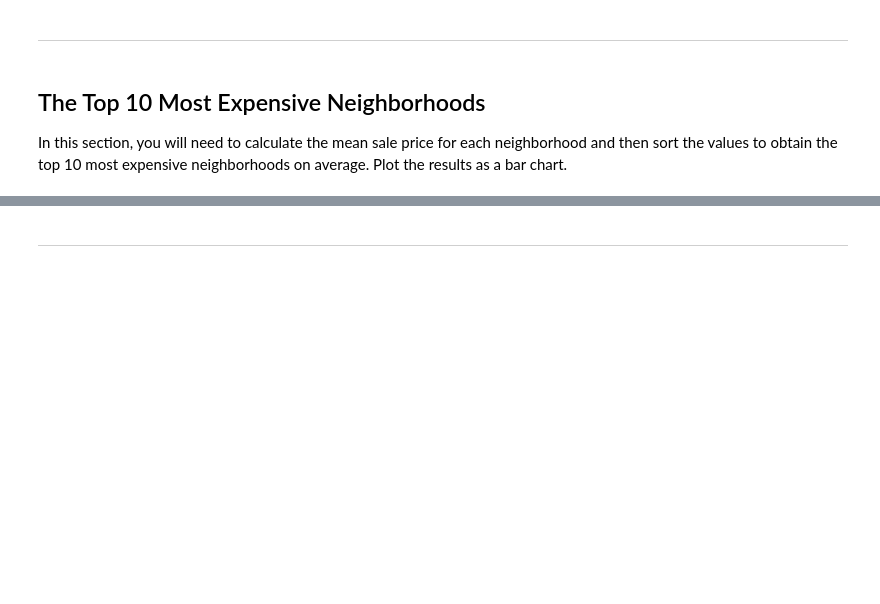
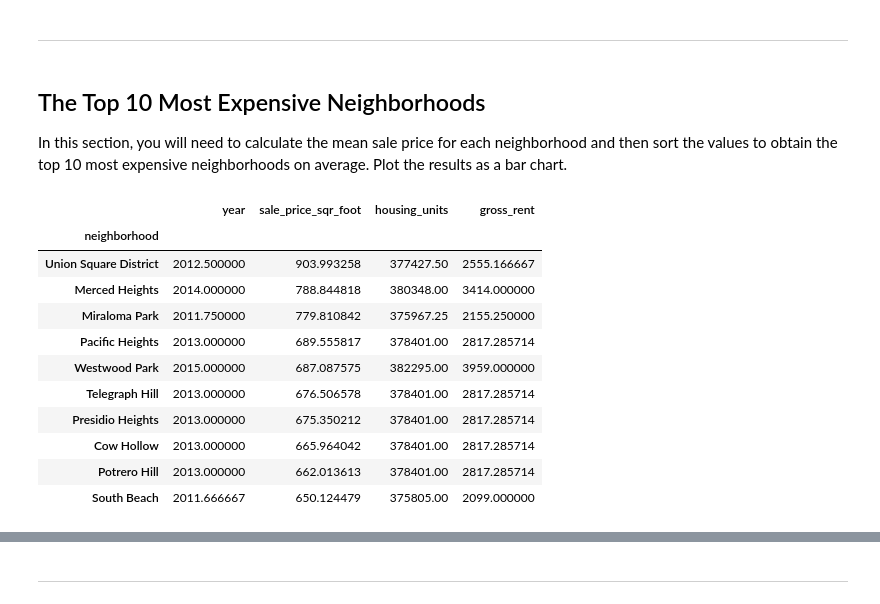
Before and after one commit to KPH3802/San_Francisco_Housing_Analysis, a Jupyter notebook: Code/rental_analysis.ipynb, the cells around one changed output, grey strips where cells are left out. Drawn from its saved outputs; the diff is of its cells as text; code cells hidden in the pictures; blank space fills up the shorter version.

```diff
--- a/Code/rental_analysis.ipynb
+++ b/Code/rental_analysis.ipynb
@@ -125,4 +125,20 @@ sfo_new_index.hvplot.line(x='year', y='sale_price_sqr_foot', groupby ='neighborh
 In this section, you will need to calculate the mean sale price for each neighborhood and then sort the values to obtain the top 10 most expensive neighborhoods on average. Plot the results as a bar chart.
 # %%
 # Getting the data from the top 10 expensive neighborhoods
-# YOUR CODE HERE!
+mean_neighbor = sfo_new_index.groupby('neighborhood').mean()
+sortd_mean_sale = mean_neighbor.sort_values(by=['sale_price_sqr_foot'], ascending = False)
+sortd_slice_top_ten = sortd_mean_sale.iloc[0:10, :]
+sortd_slice_top_ten
+# %% [output]
+|  | year | sale_price_sqr_foot | housing_units | gross_rent |
+| neighborhood |  |  |  |  |
+| Union Square District | 2012.500000 | 903.993258 | 377427.50 | 2555.166667 |
+| Merced Heights | 2014.000000 | 788.844818 | 380348.00 | 3414.000000 |
+| Miraloma Park | 2011.750000 | 779.810842 | 375967.25 | 2155.250000 |
+| Pacific Heights | 2013.000000 | 689.555817 | 378401.00 | 2817.285714 |
+| Westwood Park | 2015.000000 | 687.087575 | 382295.00 | 3959.000000 |
+| Telegraph Hill | 2013.000000 | 676.506578 | 378401.00 | 2817.285714 |
+| Presidio Heights | 2013.000000 | 675.350212 | 378401.00 | 2817.285714 |
+| Cow Hollow | 2013.000000 | 665.964042 | 378401.00 | 2817.285714 |
+| Potrero Hill | 2013.000000 | 662.013613 | 378401.00 | 2817.285714 |
+| South Beach | 2011.666667 | 650.124479 | 375805.00 | 2099.000000 |
```
Also changed, not shown: parts of 2 cells of this notebook.
